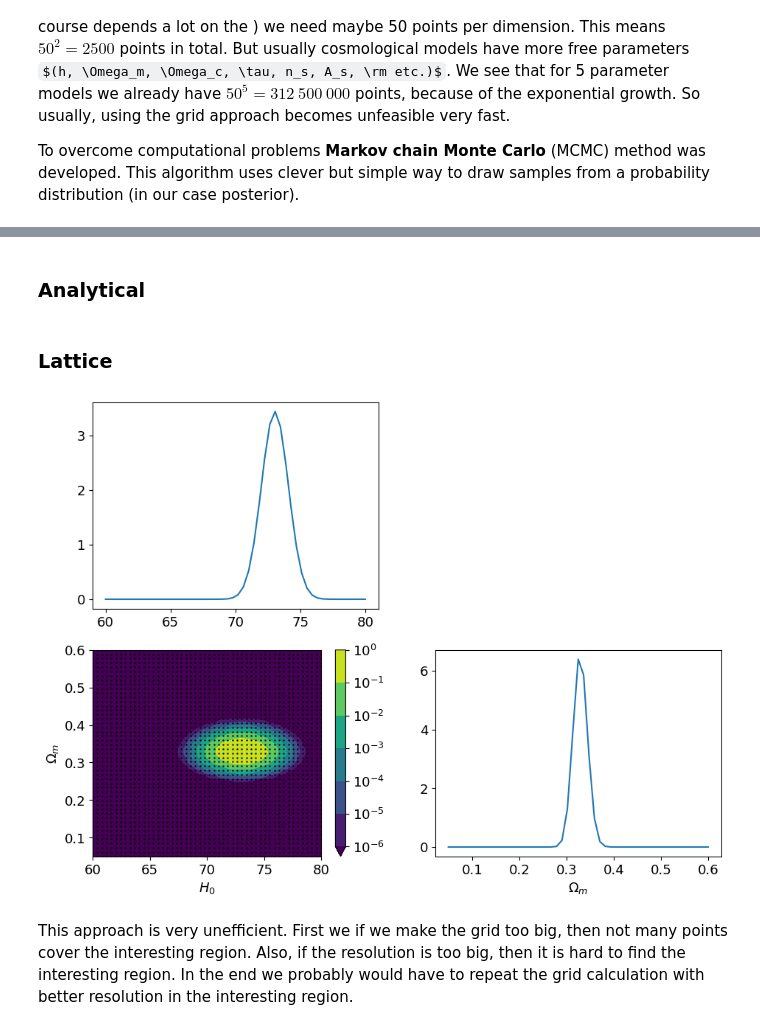
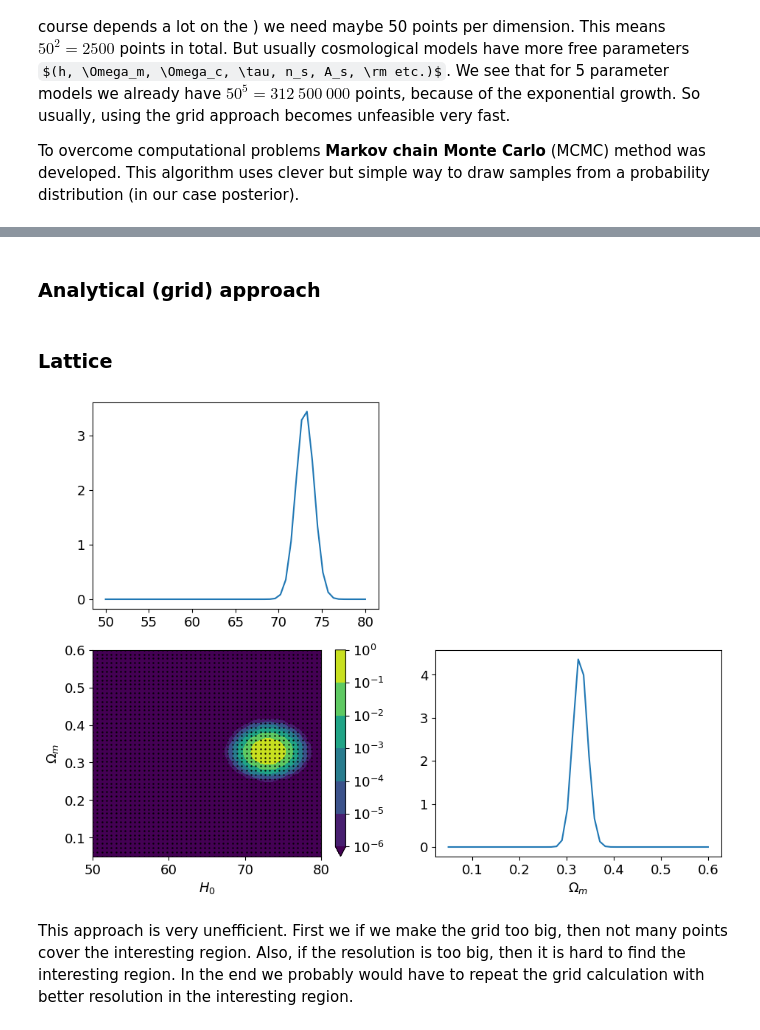
Before and after one commit to vasarm/STTG2026, a Jupyter notebook: lecture2.ipynb, the cells around one changed output, grey strips where cells are left out. Saved outputs shown, nothing was run; the diff lists cells and outputs as text; code cells hidden in the pictures; some formulas as TeX source.

```diff
--- a/lecture2.ipynb
+++ b/lecture2.ipynb
@@ -144,4 +254,4 @@ So total likelihood is
  \mathcal{L}(\theta) = \mathcal{L}_{\rm DESY5}(\theta) \times \mathcal{L}_{\rm RIESS 2020}(\theta) \tag{15}
 \end{equation}
 # %% [markdown]
-### Analytical
+### Analytical (grid) approach
@@ -206,9 +309,9 @@ def make_triangle_plot(H0_values, Omega_m_values, H0_grid, Omega_m_grid, posteri
         plt.show()
 # %%
-H0_values, Omega_m_values, L_likelihood_rescaled, X, Y = calculate_L_grid([60, 80], 50, [0.05, 0.6], 49)
+H0_values, Omega_m_values, L_likelihood_rescaled, X, Y = calculate_L_grid([50, 80], 50, [0.05, 0.6], 49)
 make_triangle_plot(H0_values, Omega_m_values, X.flatten(), Y.flatten(), L_likelihood_rescaled)
 # %% [output]
-[figure, old version]
+[figure, new version]
 # %% [markdown]
 This approach is very unefficient. First we if we make the grid too big, then not many points cover the interesting region. Also, if the resolution is too big, then it is hard to find the interesting region. In the end we probably would have to repeat the grid calculation with better resolution in the interesting region.
 # %%
```
Also changed, not shown: parts of 28 cells of this notebook, 3 other files.
